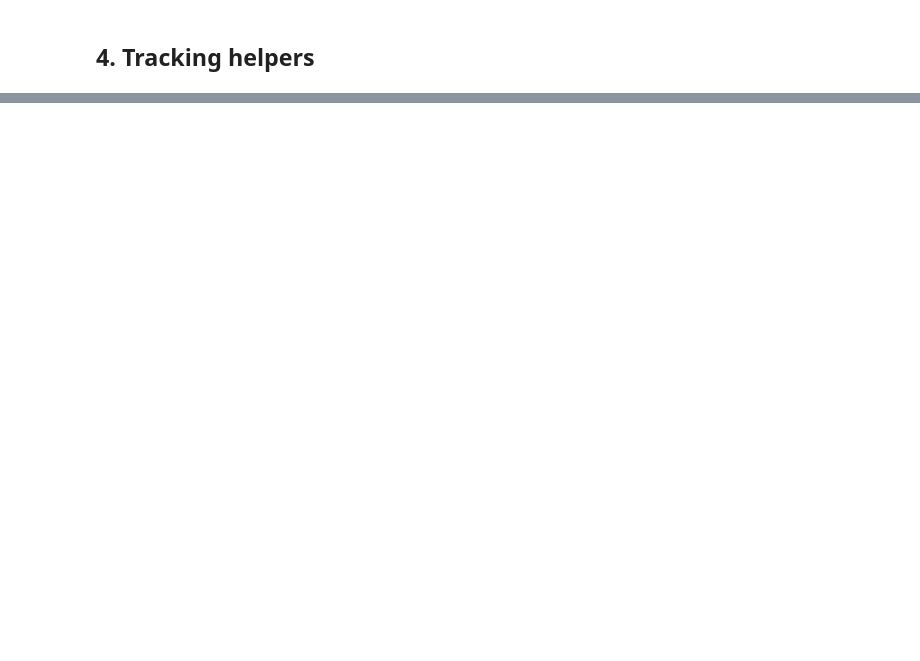
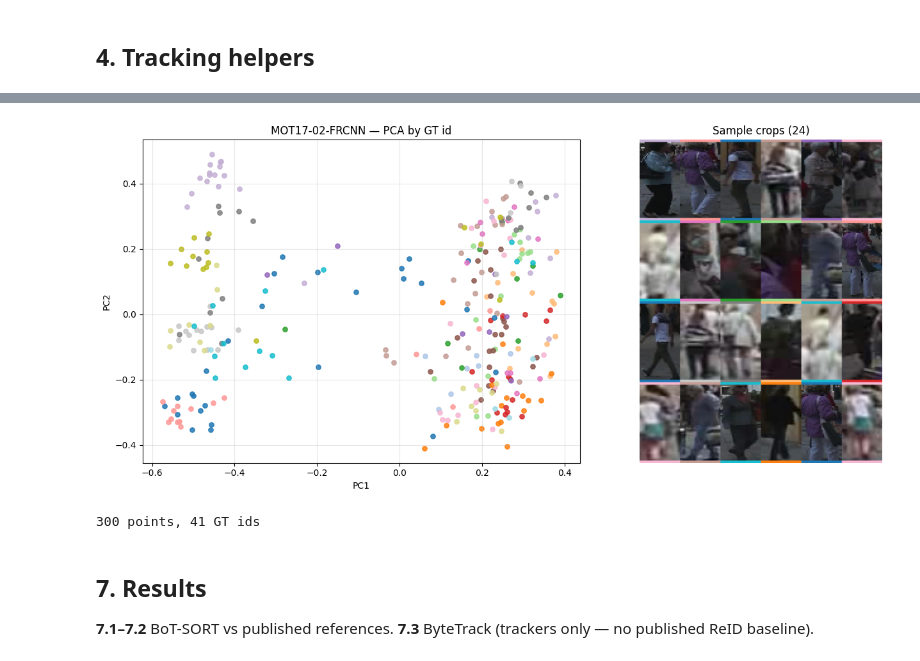
Before and after one commit to roboflow/trackers, a Jupyter notebook: notebooks/eval_trackers_reid.ipynb, the cells around one changed output, grey strips where cells are left out. Saved outputs shown, nothing was run; the diff lists cells and outputs as text; code cells hidden in the pictures; blank space fills up the shorter version.

```diff
--- a/notebooks/eval_trackers_reid.ipynb
+++ b/notebooks/eval_trackers_reid.ipynb
@@ -927,0 +456,80 @@ The paper describes ReID as a modest refinement on top of geometry/motion: detec
+# %%
+VIZ_SEQ = "MOT17-02-FRCNN"
+VIZ_STRIDE, VIZ_MAX_FRAMES, VIZ_MAX_POINTS, VIZ_MAX_CROPS = 5, 40, 300, 24
+
+spec = SEQUENCE_PATHS[VIZ_SEQ]
+gt_by_frame = load_mot_file(spec["gt"])
+dets_by_frame = load_yolox_dets(spec["det"])
+images = sorted(spec["img"].glob("*.jpg"))
+
+crops, embeddings, gt_ids = [], [], []
+for frame_idx in list(range(1, spec["n_frames"] + 1, VIZ_STRIDE))[:VIZ_MAX_FRAMES]:
+    dets = dets_by_frame.get(frame_idx)
+    gt = gt_by_frame.get(frame_idx)
+    if dets is None or gt is None or len(dets) == 0:
+        continue
+    dets = dets[dets.confidence >= 0.5]
+    if len(dets) == 0:
+        continue
+    bgr = cv2.imread(str(images[frame_idx - 1]))
+    if bgr is None:
+        continue
+    matched = match_dets_to_gt(gt, dets.xyxy)
+    feats = reid_model.extract_features(dets, bgr)
+    for i in range(len(dets)):
+        if matched[i] < 0:
+            continue
+        crop = sv.crop_image(bgr, dets.xyxy[i].astype(int))
+        if crop.size == 0:
+            continue
+        crops.append(crop[:, :, ::-1])
+        embeddings.append(feats[i])
+        gt_ids.append(int(matched[i]))
+
+if not embeddings:
+    raise RuntimeError("No matched crops — try another sequence or lower confidence threshold")
+
+emb = np.stack(embeddings)
+labels = np.array(gt_ids)
+if len(emb) > VIZ_MAX_POINTS:
+    idx = np.linspace(0, len(emb) - 1, VIZ_MAX_POINTS, dtype=int)
+    emb, labels, crops = emb[idx], labels[idx], [crops[i] for i in idx]
+
+coords = PCA(n_components=2, random_state=0).fit_transform(emb)
+unique = np.unique(labels)
+colors = {pid: plt.colormaps["tab20"](i % 20) for i, pid in enumerate(unique)}
+
+fig, (ax_pca, ax_crop) = plt.subplots(1, 2, figsize=(14, 6))
+for pid in unique:
+    m = labels == pid
+    ax_pca.scatter(coords[m, 0], coords[m, 1], s=28, alpha=0.85, color=colors[pid], label=f"id {pid}")
+ax_pca.set(title=f"{VIZ_SEQ} — PCA by GT id", xlabel="PC1", ylabel="PC2")
+ax_pca.grid(True, alpha=0.3)
+if len(unique) <= 12:
+    ax_pca.legend(fontsize=8)
+
+n_show = min(len(crops), VIZ_MAX_CROPS)
+ncols, nrows = 6, int(np.ceil(n_show / 6))
+mosaic = np.full((nrows * 64, ncols * 32, 3), 255, dtype=np.uint8)
+for k in range(n_show):
+    r, c = divmod(k, ncols)
+    tile = cv2.resize(crops[k], (32, 64))
+    y, x = r * 64, c * 32
+    mosaic[y : y + 64, x : x + 32] = tile
+    rgb = (np.array(colors[labels[k]])[:3] * 255).astype(np.uint8)
+    mosaic[y : y + 2, x : x + 32] = rgb
+    mosaic[y + 62 : y + 64, x : x + 32] = rgb
+
+ax_crop.imshow(mosaic)
+ax_crop.set(title=f"Sample crops ({n_show})")
+ax_crop.axis("off")
+plt.tight_layout()
+plt.show()
+print(f"{len(coords)} points, {len(unique)} GT ids")
+# %% [output]
+[figure, added]
+300 points, 41 GT ids
+# %% [markdown]
+## 7. Results
+
+**7.1–7.2** BoT-SORT vs published references. **7.3** ByteTrack (trackers only — no published ReID baseline).
```
Also changed, not shown: parts of 44 cells of this notebook, 1 other file.
